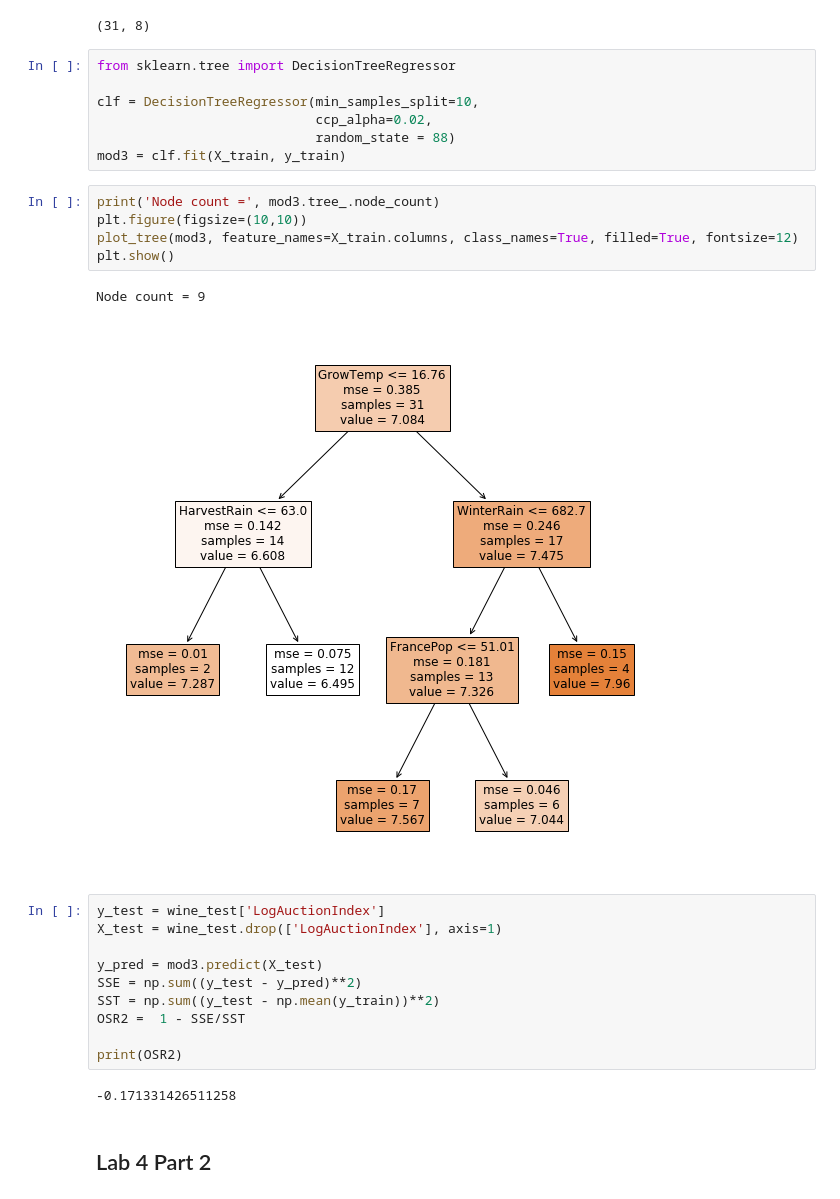
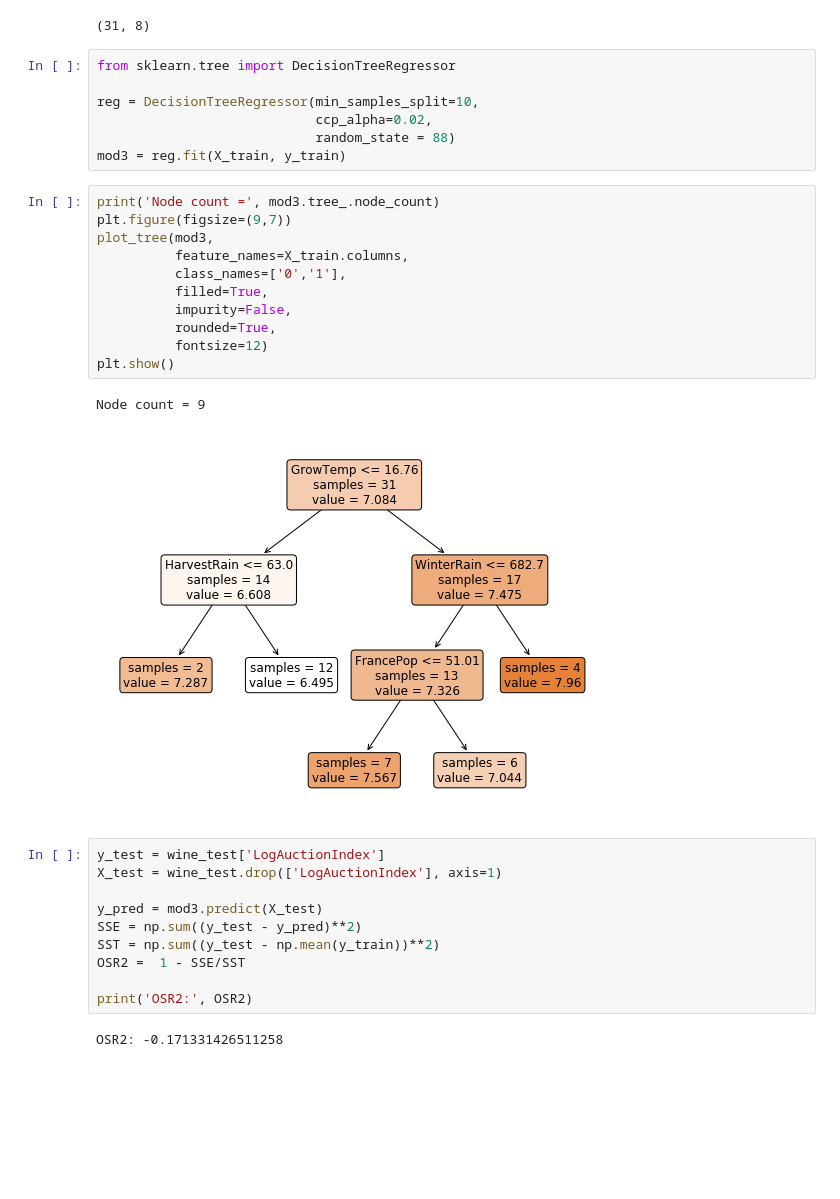
Before and after one commit to paulgrigas/IEOR-142-242-Python-Project, a Jupyter notebook: Lab 4/New_Lab4_v1.ipynb, the cells around one changed output. Cells and saved outputs as stored; diff of their text form; blank space fills up the shorter version.

```diff
--- a/Lab 4/New_Lab4_v1.ipynb
+++ b/Lab 4/New_Lab4_v1.ipynb
@@ -210,18 +247,24 @@ X_train.shape
 # %%
 from sklearn.tree import DecisionTreeRegressor
 
-clf = DecisionTreeRegressor(min_samples_split=10,
+reg = DecisionTreeRegressor(min_samples_split=10,
                             ccp_alpha=0.02,
                             random_state = 88)
-mod3 = clf.fit(X_train, y_train)
+mod3 = reg.fit(X_train, y_train)
 # %%
 print('Node count =', mod3.tree_.node_count)
-plt.figure(figsize=(10,10))
-plot_tree(mod3, feature_names=X_train.columns, class_names=True, filled=True, fontsize=12)
+plt.figure(figsize=(9,7))
+plot_tree(mod3,
+          feature_names=X_train.columns,
+          class_names=['0','1'],
+          filled=True,
+          impurity=False,
+          rounded=True,
+          fontsize=12)
 plt.show()
 # %% [output]
 Node count = 9
-[figure, old version]
+[figure, new version]
 # %%
 y_test = wine_test['LogAuctionIndex']
 X_test = wine_test.drop(['LogAuctionIndex'], axis=1)
@@ -231,9 +274,7 @@ SSE = np.sum((y_test - y_pred)**2)
 SST = np.sum((y_test - np.mean(y_train))**2)
 OSR2 =  1 - SSE/SST
 
-print(OSR2)
+print('OSR2:', OSR2)
 # %% [output]
--0.171331426511258
+OSR2: -0.171331426511258
-# %% [markdown]
-## Lab 4 Part 2
 # %% [markdown]
```
Also changed, not shown: parts of 64 cells of this notebook, 2 other files.
